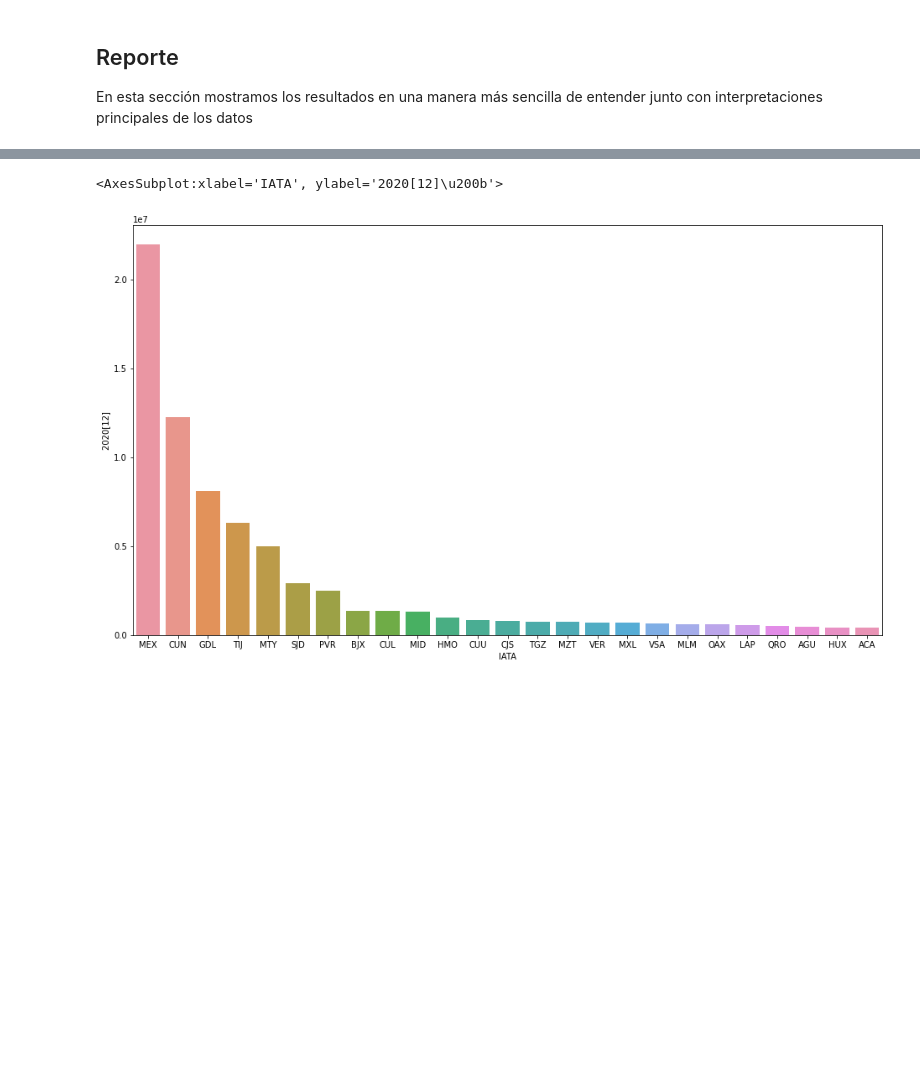
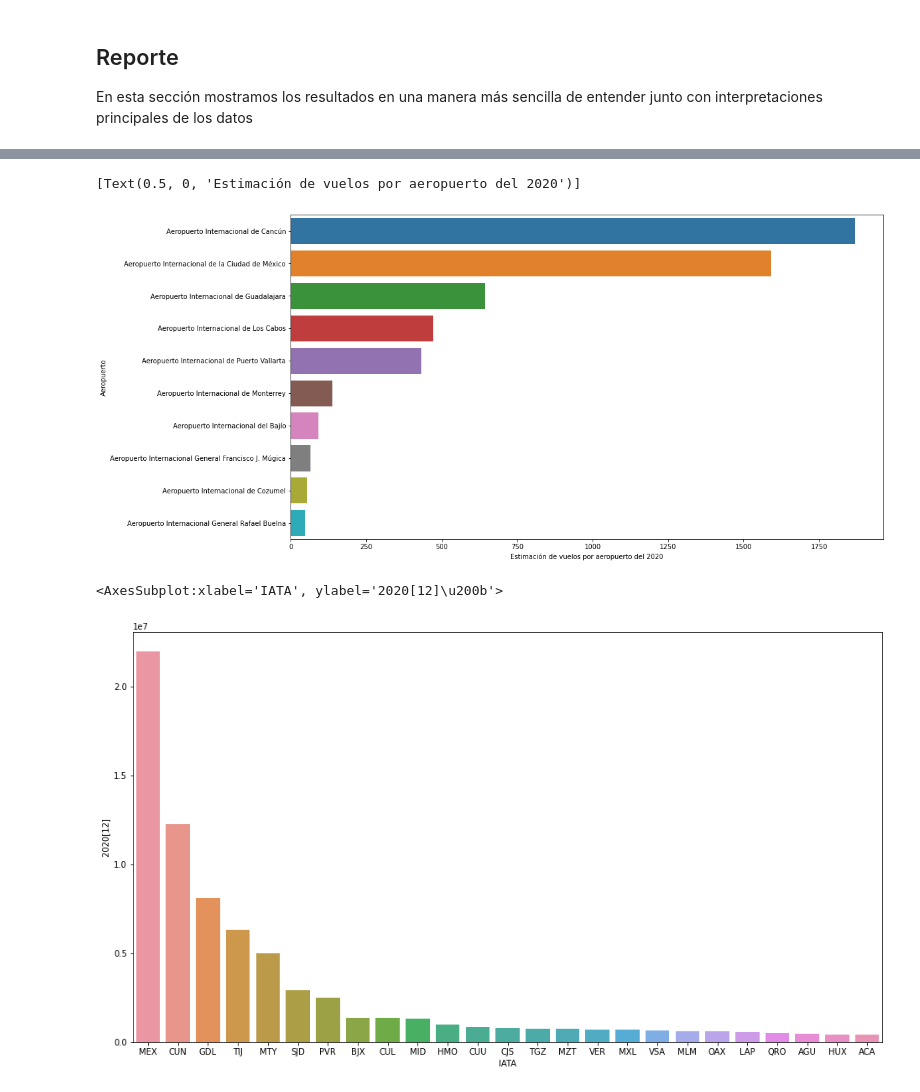
Before and after one commit to IPalos/AeroExpress, a Jupyter notebook: Aeropuertos Mexico.ipynb, the cells around one changed output, grey strips where cells are left out. Cells and saved outputs as stored; diff of their text form; code cells hidden in the pictures; blank space fills up the shorter version.

```diff
--- a/Aeropuertos Mexico.ipynb
+++ b/Aeropuertos Mexico.ipynb
@@ -122,3 +162,10 @@ sns.barplot(y=vuelos_internacionales["Aeropuerto"], x=vuelos_internacionales["20
+# %%
+# Vuelos por aeropuerto
+ax = sns.barplot(y=vuelos_internacionales["Aeropuerto"], x=vuelos_internacionales["2020"]/70/52)
+ax.set(xlabel="Estimación de vuelos por aeropuerto del 2020")
+# %% [output]
+[Text(0.5, 0, 'Estimación de vuelos por aeropuerto del 2020')]
+[figure, added]
 # %%
 ## Transporte nacional
 vuelos_nacionales= a[10]
```
Also changed, not shown: parts of 7 cells of this notebook.
